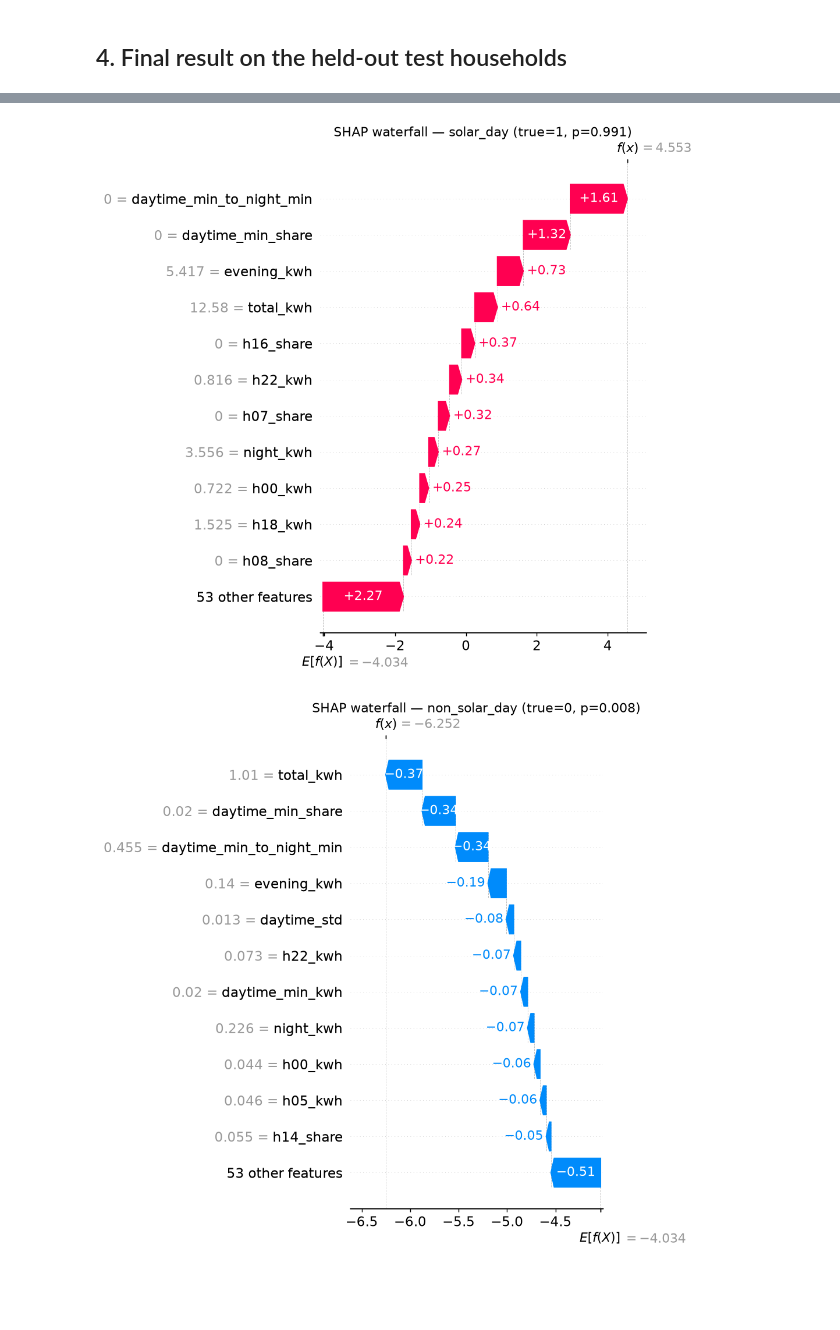
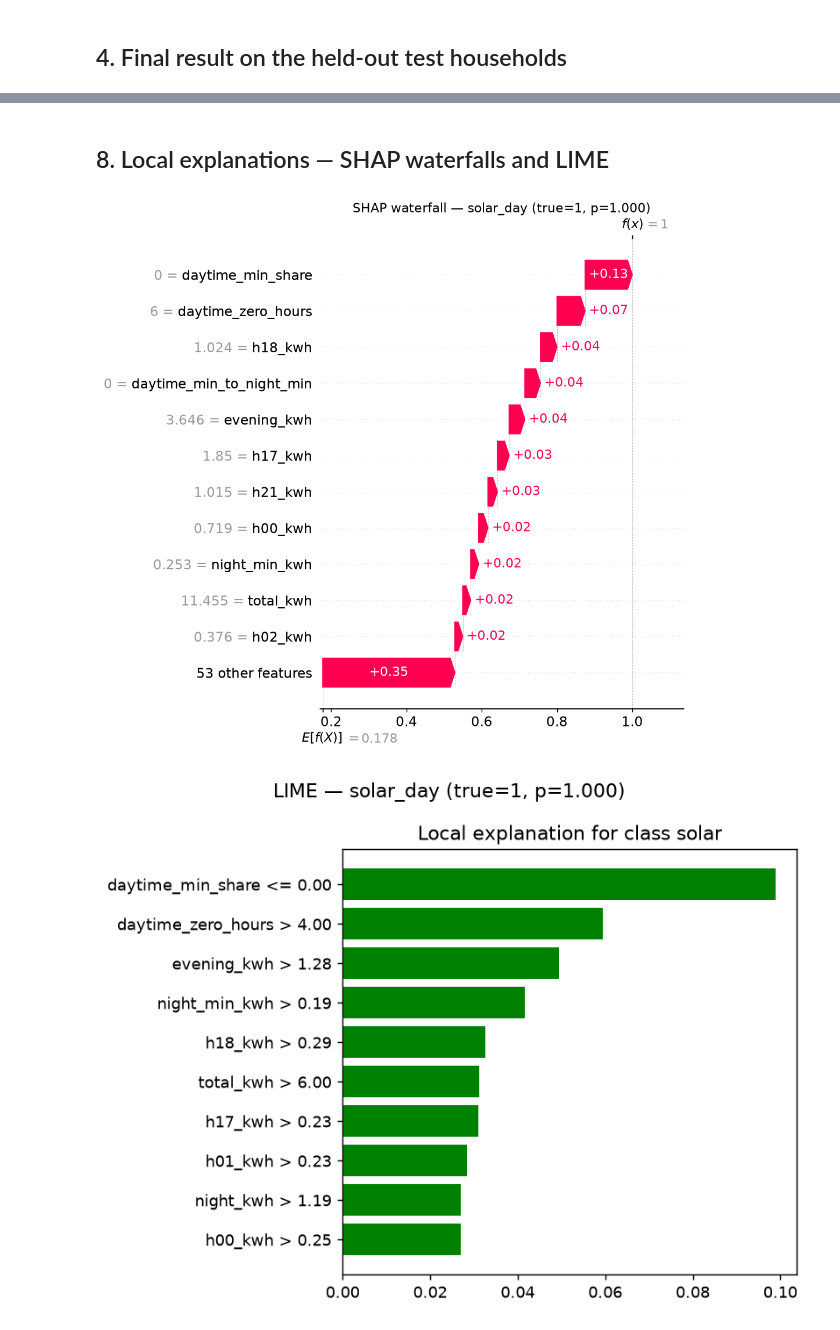
Before and after one commit to virangalh26/enasamble-model, a Jupyter notebook: notebooks/02_modelling_and_explainability.ipynb, the cells around one changed output, grey strips where cells are left out. Cells and saved outputs as stored; diff of their text form; code cells hidden in the pictures; blank space fills up the shorter version.

```diff
--- a/notebooks/02_modelling_and_explainability.ipynb
+++ b/notebooks/02_modelling_and_explainability.ipynb
@@ -14,12 +12,9 @@ This notebook loads their saved outputs, so it runs in seconds and every number
 # %%
-import sys, json
-sys.path.insert(0, '..')
-import numpy as np, pandas as pd, matplotlib.pyplot as plt, seaborn as sns
+import json
+import pandas as pd
 from IPython.display import Image, display
-sns.set_theme(style='whitegrid')
-R, FIG, EX = '../reports/', '../reports/figures/', '../reports/explain/'
-comp = pd.read_csv(R + 'model_comparison.csv')
-meta = json.load(open('../models/metadata.json'))
-cols = ['model', 'stage', 'cv_hh_accuracy', 'cv_hh_f1', 'cv_hh_auc', 'test_hh_accuracy', 'test_hh_errors',
-        'test_hh_n', 'test_hh_f1', 'test_hh_precision', 'test_hh_recall', 'test_hh_auc', 'test_day_accuracy', 'seconds']
-comp[cols].round(4)
+pd.set_option("display.precision", 4)
+R = "../reports"
+comp = pd.read_csv(f"{R}/model_comparison.csv")
+meta = json.load(open("../models/metadata.json"))
+best = json.load(open(f"{R}/best_params.json"))
@@ -244,3 +111,0 @@ pd.DataFrame({'LightGBM rank': imp_b.rank(ascending=False).astype(int), 'Ensembl
-# %%
-for f in ['shap_dependence_daytime_min_share.png', 'shap_dependence_midday_to_evening.png']:
-    display(Image(EX + f, width=560))
@@ -252,0 +162,4 @@ the same low midday share is stronger evidence of solar in a high-consumption ho
+# %%
+for f in ["shap_beeswarm", "shap_bar", "shap_dependence_daytime_min_share", "shap_dependence_midday_to_evening"]:
+    display(Image(f"{R}/explain/{f}.png"))
+pd.read_csv(f"{R}/explain/shap_importance.csv", index_col=0).head(10)
@@ -253,6 +193,10 @@ the same low midday share is stronger evidence of solar in a high-consumption ho
+# %% [markdown]
+## 8. Local explanations — SHAP waterfalls and LIME
 # %%
-for case in ['solar_day', 'non_solar_day', 'uncertain_day']:
-    display(Image(EX + f'shap_waterfall_{case}.png', width=620))
+for case in ["solar_day", "non_solar_day", "uncertain_day"]:
+    display(Image(f"{R}/explain/shap_waterfall_{case}.png"))
+    display(Image(f"{R}/explain/lime_{case}.png"))
+pd.read_csv(f"{R}/explain/lime_explanations.csv")
 # %% [output]
-[figure, old version]
+[figure, new version]
-[figure, old version]
+[figure, new version]
```
Also changed, not shown: parts of 48 cells of this notebook, 54 other files.
